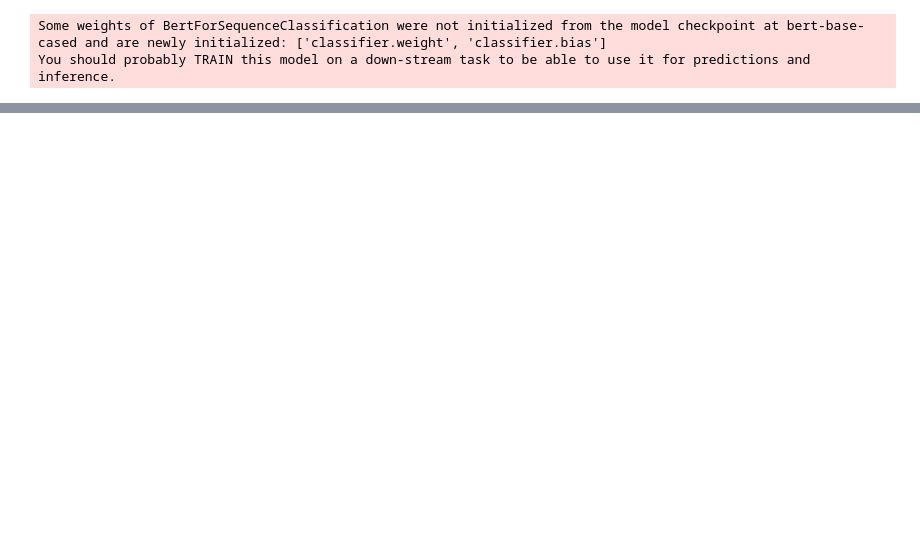
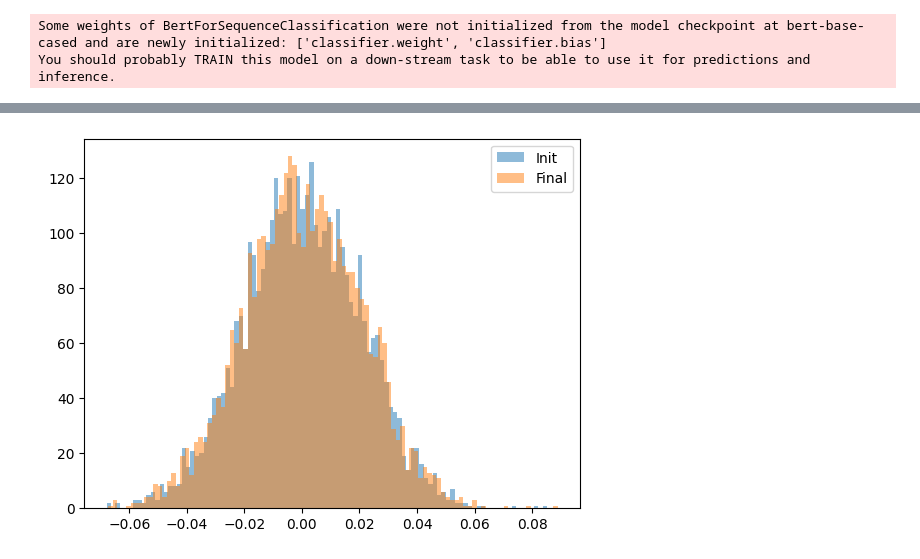
Before and after one commit to normal-computing/posteriors, a Jupyter notebook: examples/yelp/yelp_sghmc.ipynb, the cells around one changed output, grey strips where cells are left out. Cells and saved outputs as stored; diff of their text form; code cells hidden in the pictures; blank space fills up the shorter version.

```diff
--- a/examples/yelp/yelp_sghmc.ipynb
+++ b/examples/yelp/yelp_sghmc.ipynb
@@ -28 +35,3 @@ model.to(device);
+# %%
+init_params = tree_map(lambda p: p.detach().clone(), dict(model.named_parameters()))
 # %%
@@ -61,0 +74,14 @@ plt.plot(log_posts);
+# %%
+final_params = tree_map(lambda p: p.detach().clone(), dict(model.named_parameters()))
+# %%
+init_trained_params = torch.cat([v.flatten() for k, v in init_params.items() if 'bert' in k])
+init_untrained_params = torch.cat([v.flatten() for k, v in init_params.items() if 'bert' not in k])
+# %%
+final_trained_params = torch.cat([v.flatten() for k, v in final_params.items() if 'bert' in k])
+final_untrained_params = torch.cat([v.flatten() for k, v in final_params.items() if 'bert' not in k])
+# %%
+plt.hist(init_untrained_params.cpu().numpy(), bins=100, alpha=0.5, label='Init')
+plt.hist(final_untrained_params.cpu().numpy(), bins=100, alpha=0.5, label='Final')
+plt.legend();
+# %% [output]
+[figure, added]
```
Also changed, not shown: parts of 8 cells of this notebook, 3 other files.
